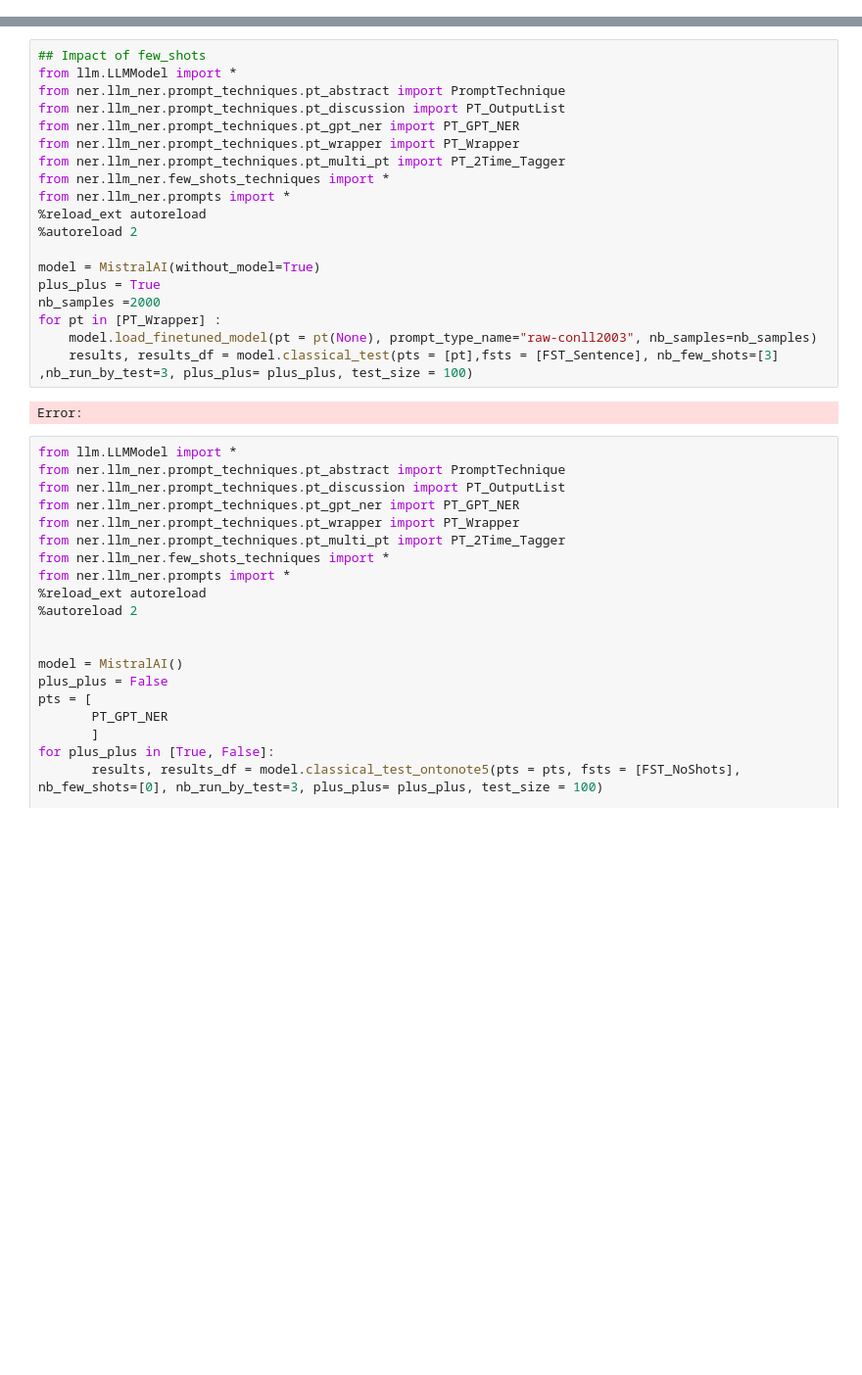
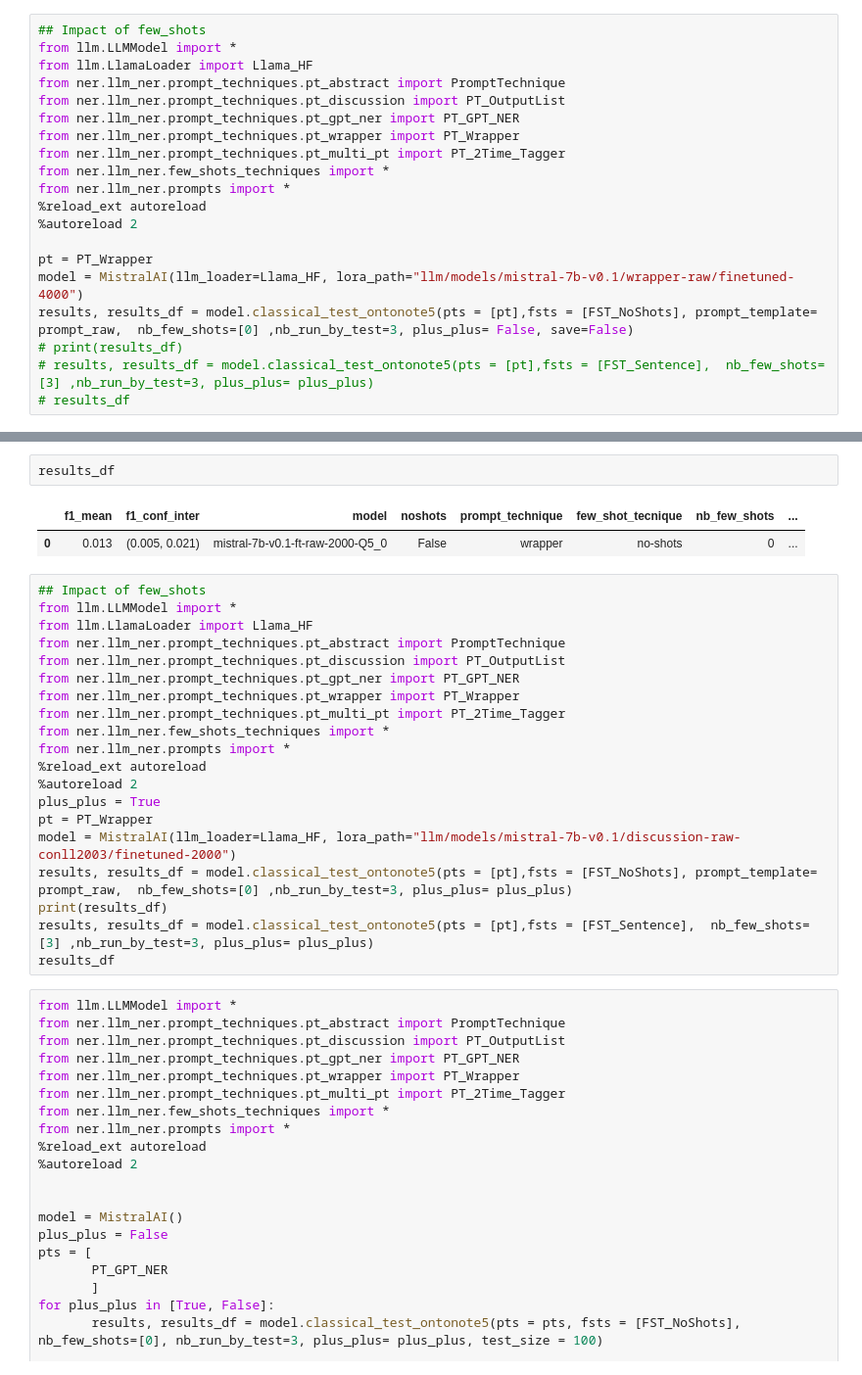
Before and after one commit to MathieuDesponds/Information-extraction-in-official-documents-using-LLMs, a Jupyter notebook: testing_llm_ner.ipynb, the cells around one changed output, grey strips where cells are left out. Shown at 98% size. Drawn from its saved outputs; the diff is of its cells as text; blank space fills up the shorter version.

Commit message:
New results conll discussion

```diff
--- a/testing_llm_ner.ipynb
+++ b/testing_llm_ner.ipynb
@@ -10,0 +24,20 @@ Using device: cuda:0 (NVIDIA A100 80GB PCIe)
+# %%
+## Impact of few_shots
+from llm.LLMModel import *
+from llm.LlamaLoader import Llama_HF
+from ner.llm_ner.prompt_techniques.pt_abstract import PromptTechnique
+from ner.llm_ner.prompt_techniques.pt_discussion import PT_OutputList
+from ner.llm_ner.prompt_techniques.pt_gpt_ner import PT_GPT_NER
+from ner.llm_ner.prompt_techniques.pt_wrapper import PT_Wrapper
+from ner.llm_ner.prompt_techniques.pt_multi_pt import PT_2Time_Tagger
+from ner.llm_ner.few_shots_techniques import *
+from ner.llm_ner.prompts import *
+%reload_ext autoreload
+%autoreload 2
+
+pt = PT_Wrapper
+model = MistralAI(llm_loader=Llama_HF, lora_path="llm/models/mistral-7b-v0.1/wrapper-raw/finetuned-4000")
+results, results_df = model.classical_test_ontonote5(pts = [pt],fsts = [FST_NoShots], prompt_template= prompt_raw,  nb_few_shots=[0] ,nb_run_by_test=3, plus_plus= False, save=False)
+# print(results_df)
+# results, results_df = model.classical_test_ontonote5(pts = [pt],fsts = [FST_Sentence],  nb_few_shots=[3] ,nb_run_by_test=3, plus_plus= plus_plus)
+# results_df
@@ -11,6 +50,12 @@ Using device: cuda:0 (NVIDIA A100 80GB PCIe)
+# %%
+results_df
+# %% [output]
+|  | f1_mean | f1_conf_inter | model | noshots | prompt_technique | few_shot_tecnique | nb_few_shots | ... |
+| 0 | 0.013 | (0.005, 0.021) | mistral-7b-v0.1-ft-raw-2000-Q5_0 | False | wrapper | no-shots | 0 | ... |
 # %%
 ## Impact of few_shots
 from llm.LLMModel import *
+from llm.LlamaLoader import Llama_HF
 from ner.llm_ner.prompt_techniques.pt_abstract import PromptTechnique
 from ner.llm_ner.prompt_techniques.pt_discussion import PT_OutputList
 from ner.llm_ner.prompt_techniques.pt_gpt_ner import PT_GPT_NER
@@ -20,15 +65,13 @@ from ner.llm_ner.few_shots_techniques import *
 from ner.llm_ner.prompts import *
 %reload_ext autoreload
 %autoreload 2
-
-model = MistralAI(without_model=True)
 plus_plus = True
-nb_samples =2000
-for pt in [PT_Wrapper] :
-    model.load_finetuned_model(pt = pt(None), prompt_type_name="raw-conll2003", nb_samples=nb_samples)
-    results, results_df = model.classical_test(pts = [pt],fsts = [FST_Sentence], nb_few_shots=[3] ,nb_run_by_test=3, plus_plus= plus_plus, test_size = 100)
+pt = PT_Wrapper
+model = MistralAI(llm_loader=Llama_HF, lora_path="llm/models/mistral-7b-v0.1/discussion-raw-conll2003/finetuned-2000")
+results, results_df = model.classical_test_ontonote5(pts = [pt],fsts = [FST_NoShots], prompt_template= prompt_raw,  nb_few_shots=[0] ,nb_run_by_test=3, plus_plus= plus_plus)
+print(results_df)
+results, results_df = model.classical_test_ontonote5(pts = [pt],fsts = [FST_Sentence],  nb_few_shots=[3] ,nb_run_by_test=3, plus_plus= plus_plus)
+results_df
-# %% [output]
-Error:
 # %%
 from llm.LLMModel import *
 from ner.llm_ner.prompt_techniques.pt_abstract import PromptTechnique
```
Also changed, not shown: parts of 7 cells of this notebook, 6 other files.
